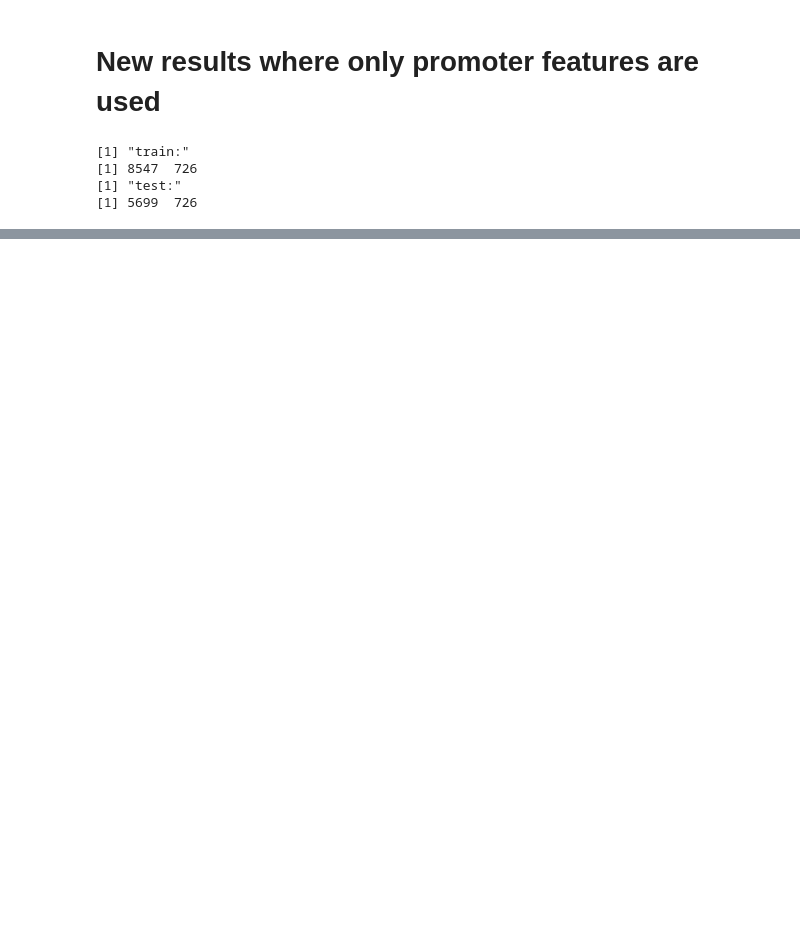
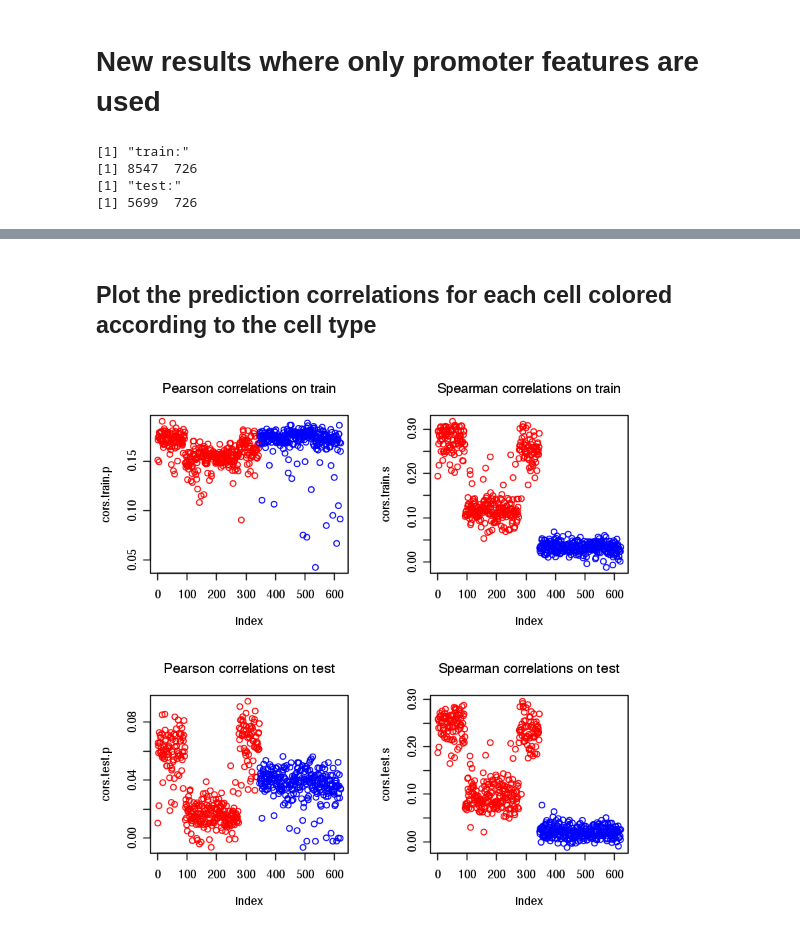
Before and after one commit to fba67/scMTL, a Jupyter notebook: sc_iPCs.ipynb, the cells around one changed output, grey strips where cells are left out. Drawn from its saved outputs; the diff is of its cells as text; code cells hidden in the pictures; blank space fills up the shorter version.

```diff
--- a/sc_iPCs.ipynb
+++ b/sc_iPCs.ipynb
@@ -212,0 +271,18 @@ print(dim(x.test))
+# %%
+# Train
+## Method= Pearson
+cors.train.p <- sapply(seq(ncol(pred.train)), function(i)
+    cor(pred.train[, i], y.train[, i], method= "pearson"))
+
+## Method= Spearman
+cors.train.s <- sapply(seq(ncol(pred.train)), function(i)
+    cor(pred.train[, i], y.train[, i], method= "spearman"))
+
+# Test
+## Method= Pearson
+cors.test.p <- sapply(seq(ncol(pred.test)), function(i)
+    cor(pred.test[, i], y.test[, i], method= "pearson"))
+
+## Method= Spearman
+cors.test.s <- sapply(seq(ncol(pred.test)), function(i)
+    cor(pred.test[, i], y.test[, i], method= "spearman"))
@@ -212,0 +299,11 @@ print(dim(x.test))
+# %% [markdown]
+## Plot the prediction correlations for each cell colored according to the cell type
+# %%
+par(mfrow = c(2, 2))
+
+plot(cors.train.p, main= "Pearson correlations on train", col= cols)
+plot(cors.train.s, main= "Spearman correlations on train", col= cols)
+plot(cors.test.p, main= "Pearson correlations on test", col= cols)
+plot(cors.test.s, main= "Spearman correlations on test", col= cols)
+# %% [output]
+[figure, added]
```
Also changed, not shown: parts of 24 cells of this notebook.
